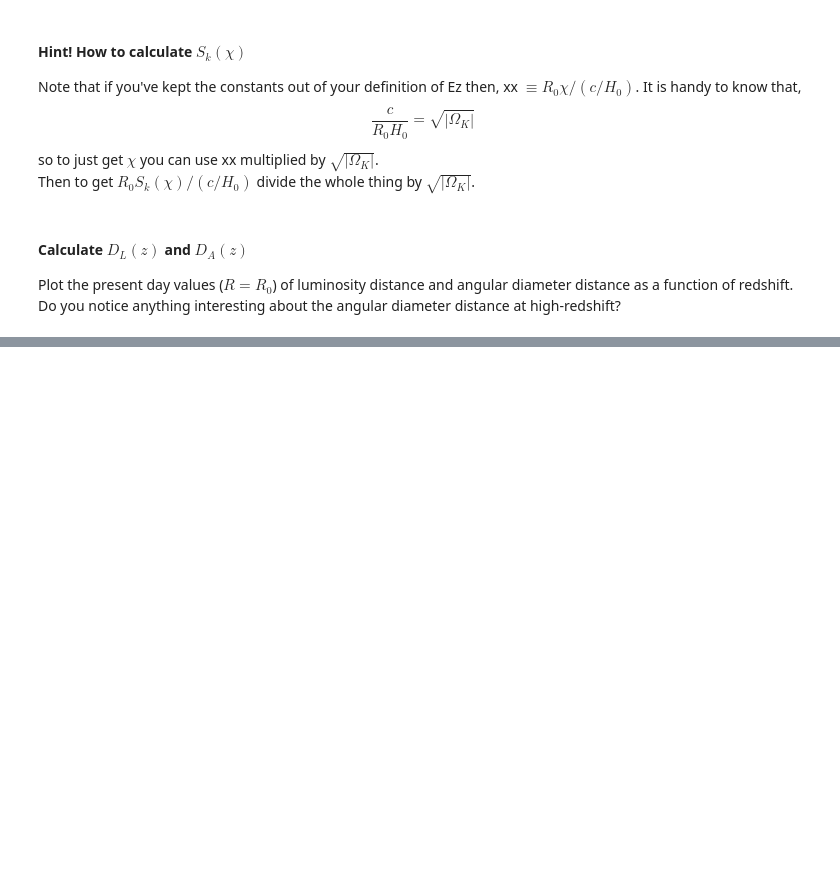
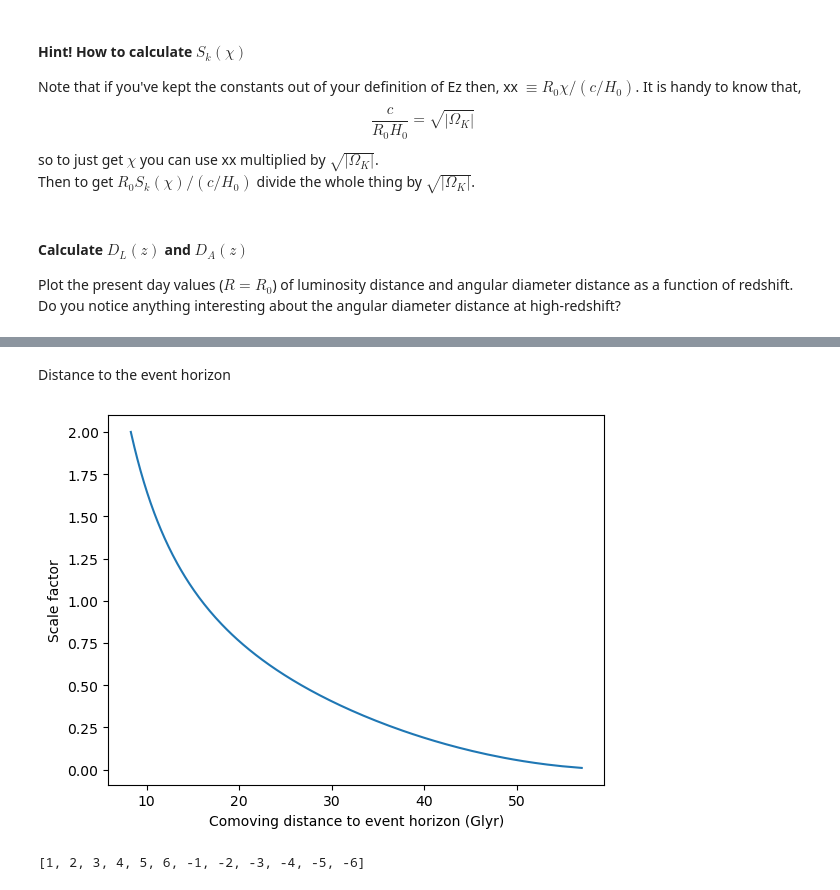
Before and after one commit to naidee/Cosmology-Project, a Jupyter notebook: cosmo/docs/notebooks/DistancesPrez.ipynb, the cells around one changed output, grey strips where cells are left out. Drawn from its saved outputs; the diff is of its cells as text; code cells hidden in the pictures; blank space fills up the shorter version.

```diff
--- a/cosmo/docs/notebooks/DistancesPrez.ipynb
+++ b/cosmo/docs/notebooks/DistancesPrez.ipynb
@@ -203,0 +272,22 @@ What is the redshift of a comoving object at the hubble sphere?
+# %% [markdown]
+Distance to the event horizon
+# %%
+
+# z_recs = np.arange(0.0,10.1,0.01)
+a_facs_EH = np.arange(0.01,2.01,0.01)
+# print(a_facs_PH)
+z_recsEH = ((1/(a_facs_EH)) - 1)
+# print(z_recs)
+R0X_EH = (np.array([(integrate.quad(Ezinv_gen,-1,z,args=(O_m0,O_r0,O_l0))[0]) for z in z_recsEH])*(cH0Glyr))
+
+plt.plot(R0X_EH, a_facs_EH)
+plt.xlabel('Comoving distance to event horizon (Glyr)')
+plt.ylabel('Scale factor')
+plt.show()
+# %% [output]
+[figure, added]
+# %%
+yipee = np.array([1,2,3,4,5,6])
+print([*yipee] + [*-(yipee)])
+# %% [output]
+[1, 2, 3, 4, 5, 6, -1, -2, -3, -4, -5, -6]
```
Also changed, not shown: parts of 10 cells of this notebook, 1 other file.
